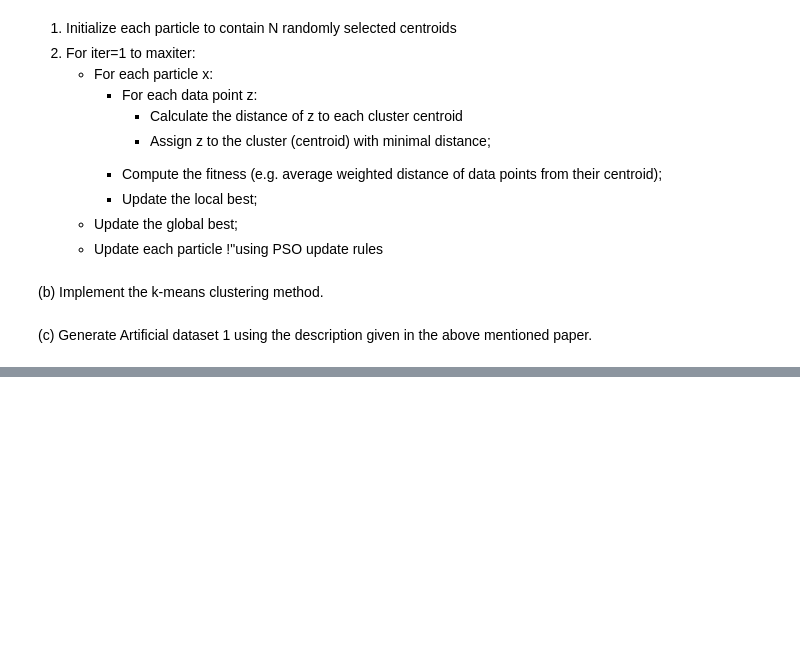
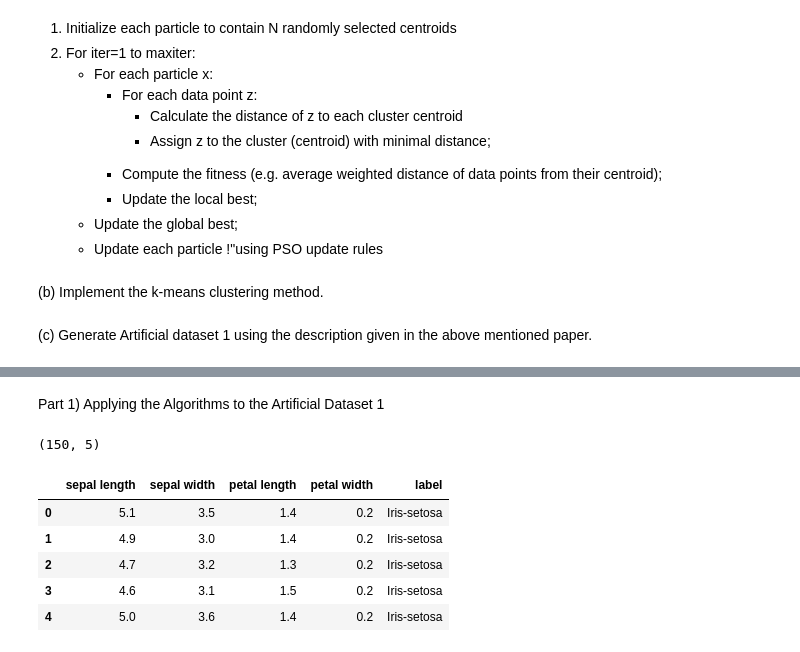
Before and after one commit to JanSchering/natural_computing, a Jupyter notebook: assignment_2/Ex3.ipynb, the cells around one changed output, grey strips where cells are left out. Cells and saved outputs as stored; diff of their text form; code cells hidden in the pictures; blank space fills up the shorter version.

```diff
--- a/assignment_2/Ex3.ipynb
+++ b/assignment_2/Ex3.ipynb
@@ -225,0 +339,2 @@ paper.
+# %% [markdown]
+Part 1) Applying the Algorithms to the Artificial Dataset 1
@@ -225,0 +344,14 @@ paper.
+# %%
+# Load in the iris dataset
+df = pd.read_csv("iris.data", names=["sepal length", "sepal width", "petal length", "petal width", "label"])
+# Get an overview of the data
+print(df.shape)
+df.head(n=5)
+# %% [output]
+(150, 5)
+|  | sepal length | sepal width | petal length | petal width | label |
+| 0 | 5.1 | 3.5 | 1.4 | 0.2 | Iris-setosa |
+| 1 | 4.9 | 3.0 | 1.4 | 0.2 | Iris-setosa |
+| 2 | 4.7 | 3.2 | 1.3 | 0.2 | Iris-setosa |
+| 3 | 4.6 | 3.1 | 1.5 | 0.2 | Iris-setosa |
+| 4 | 5.0 | 3.6 | 1.4 | 0.2 | Iris-setosa |
```
Also changed, not shown: parts of 13 cells of this notebook, 2 other files.
